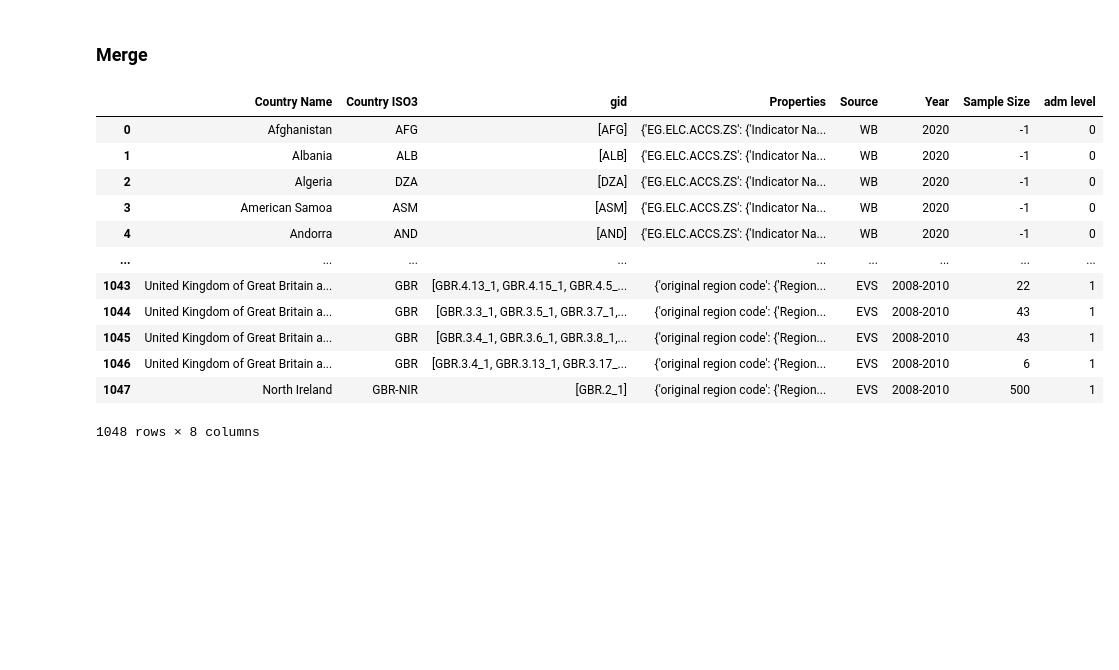
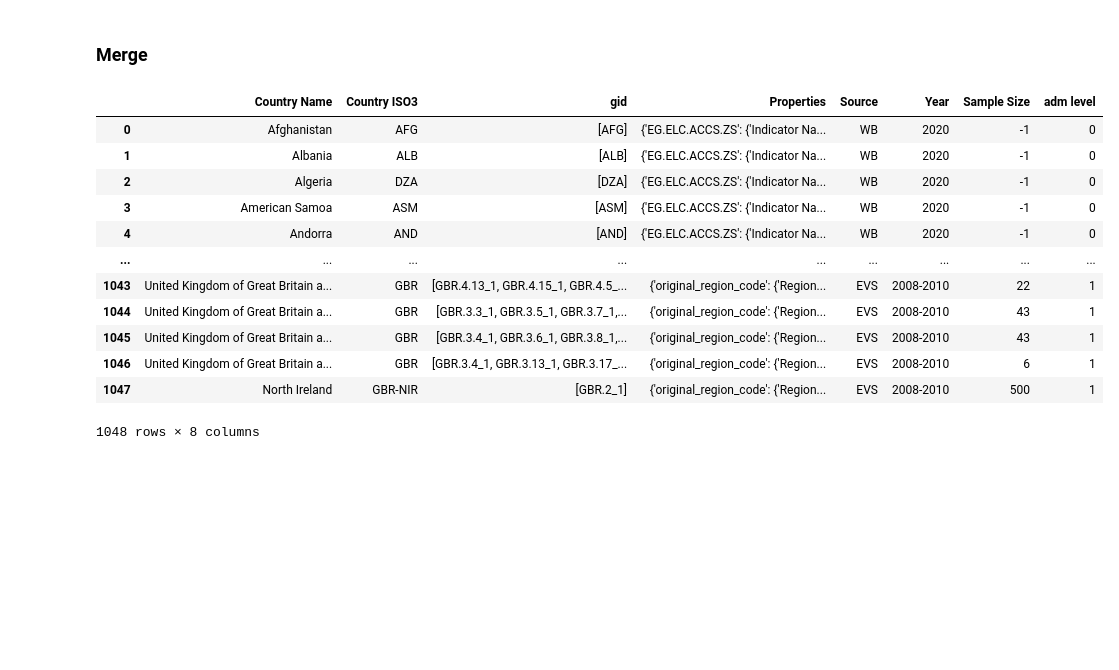
Before and after one commit to dgurnari/covid_19_Oxford_database, a Jupyter notebook: country_stats/Country_stats.ipynb, the cells around one changed output. Cells and saved outputs as stored; diff of their text form; code cells hidden in the pictures.

```diff
--- a/country_stats/Country_stats.ipynb
+++ b/country_stats/Country_stats.ipynb
@@ -1052,21 +1103,21 @@ wb_data_aggr.head()
 ### Merge
 # %%
 country_statistics = pd.concat([wb_data_aggr, IVS_country, IVS_region], ignore_index=True)
-country_statistics.to_pickle("to_upload/country_statistics.pkl")
+country_statistics.to_pickle("to_upload/country_statistics.pkl", protocol = 3)
 country_statistics
 # %% [output]
 |  | Country Name | Country ISO3 | gid | Properties | Source | Year | Sample Size | adm level |
 | 0 | Afghanistan | AFG | [AFG] | {'EG.ELC.ACCS.ZS': {'Indicator Na... | WB | 2020 | -1 | 0 |
 | 1 | Albania | ALB | [ALB] | {'EG.ELC.ACCS.ZS': {'Indicator Na... | WB | 2020 | -1 | 0 |
 | 2 | Algeria | DZA | [DZA] | {'EG.ELC.ACCS.ZS': {'Indicator Na... | WB | 2020 | -1 | 0 |
 | 3 | American Samoa | ASM | [ASM] | {'EG.ELC.ACCS.ZS': {'Indicator Na... | WB | 2020 | -1 | 0 |
 | 4 | Andorra | AND | [AND] | {'EG.ELC.ACCS.ZS': {'Indicator Na... | WB | 2020 | -1 | 0 |
 | ... | ... | ... | ... | ... | ... | ... | ... | ... |
-| 1043 | United Kingdom of Great Britain a... | GBR | [GBR.4.13_1, GBR.4.15_1, GBR.4.5_... | {'original region code': {'Region... | EVS | 2008-2010 | 22 | 1 |
-| 1044 | United Kingdom of Great Britain a... | GBR | [GBR.3.3_1, GBR.3.5_1, GBR.3.7_1,... | {'original region code': {'Region... | EVS | 2008-2010 | 43 | 1 |
-| 1045 | United Kingdom of Great Britain a... | GBR | [GBR.3.4_1, GBR.3.6_1, GBR.3.8_1,... | {'original region code': {'Region... | EVS | 2008-2010 | 43 | 1 |
-| 1046 | United Kingdom of Great Britain a... | GBR | [GBR.3.4_1, GBR.3.13_1, GBR.3.17_... | {'original region code': {'Region... | EVS | 2008-2010 | 6 | 1 |
-| 1047 | North Ireland | GBR-NIR | [GBR.2_1] | {'original region code': {'Region... | EVS | 2008-2010 | 500 | 1 |
+| 1043 | United Kingdom of Great Britain a... | GBR | [GBR.4.13_1, GBR.4.15_1, GBR.4.5_... | {'original_region_code': {'Region... | EVS | 2008-2010 | 22 | 1 |
+| 1044 | United Kingdom of Great Britain a... | GBR | [GBR.3.3_1, GBR.3.5_1, GBR.3.7_1,... | {'original_region_code': {'Region... | EVS | 2008-2010 | 43 | 1 |
+| 1045 | United Kingdom of Great Britain a... | GBR | [GBR.3.4_1, GBR.3.6_1, GBR.3.8_1,... | {'original_region_code': {'Region... | EVS | 2008-2010 | 43 | 1 |
+| 1046 | United Kingdom of Great Britain a... | GBR | [GBR.3.4_1, GBR.3.13_1, GBR.3.17_... | {'original_region_code': {'Region... | EVS | 2008-2010 | 6 | 1 |
+| 1047 | North Ireland | GBR-NIR | [GBR.2_1] | {'original_region_code': {'Region... | EVS | 2008-2010 | 500 | 1 |
 1048 rows × 8 columns
 # %% [markdown]
 <br>
```
Also changed, not shown: parts of 12 cells of this notebook, 4 other files.
